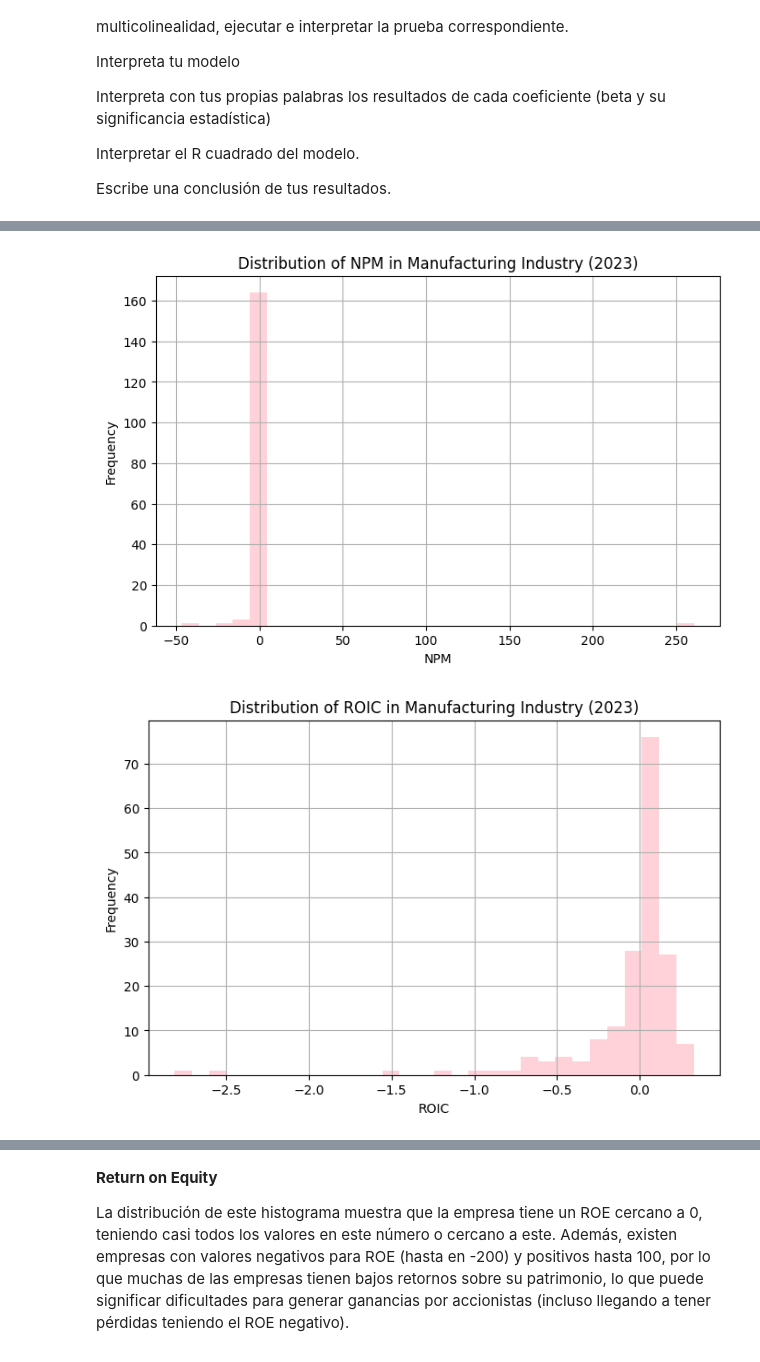
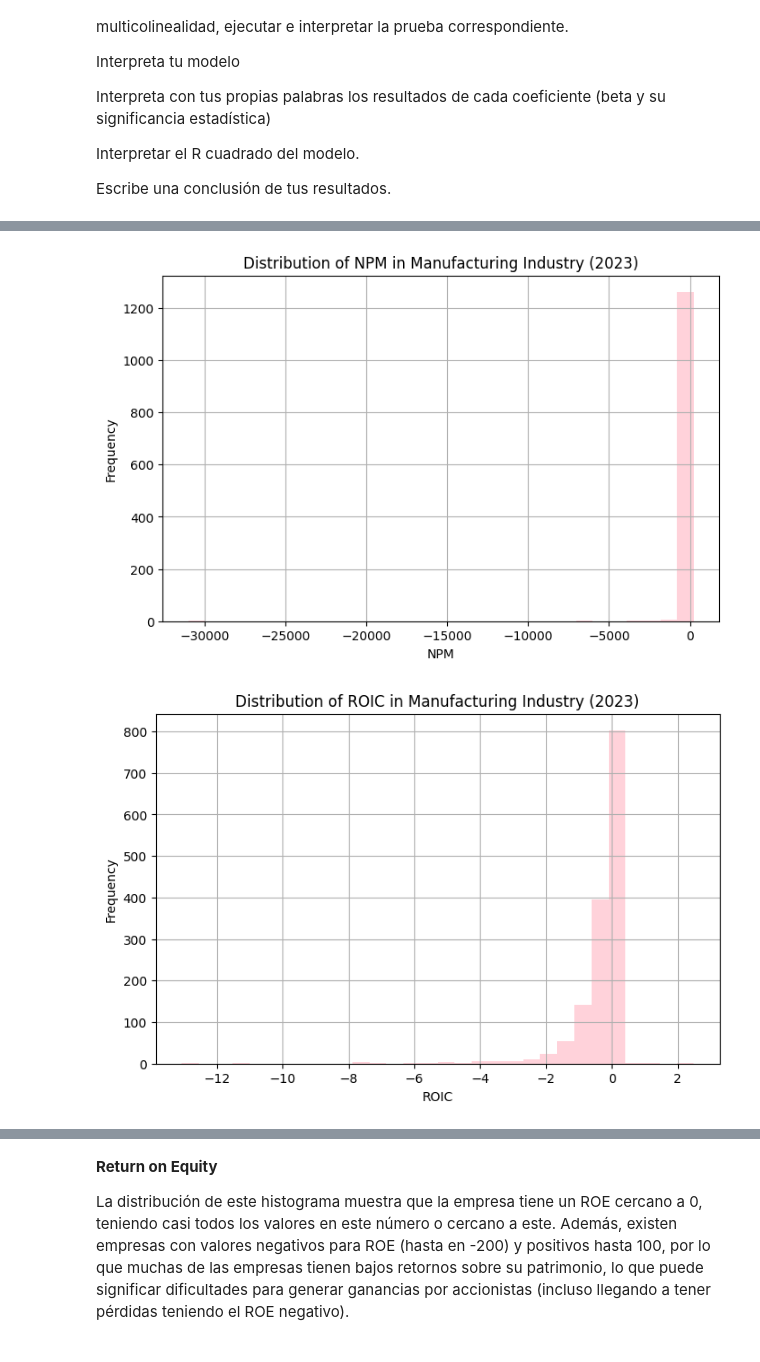
Before and after one commit to mafeermoreno/StatisticsProject, a Jupyter notebook: Proyecto_Stats_Bloque1_Maria_Moreno.ipynb, the cells around one changed output, grey strips where cells are left out. Drawn from its saved outputs; the diff is of its cells as text; code cells hidden in the pictures.

```diff
--- a/Proyecto_Stats_Bloque1_Maria_Moreno.ipynb
+++ b/Proyecto_Stats_Bloque1_Maria_Moreno.ipynb
@@ -644,7 +657,7 @@ manuf_industry = data[(data['industria'] == 'Industrias manufactureras') &
 selected_features = ['return_y_future', 'totalassets', 'revenue', 'MARKETVALUE', 'BOOKVALUE', 'NETINCOME', 'ROE', 'NPM', 'ROIC', 'OPM']
 
 # Delete null values (quitar)
-man_ind = manuf_industry[selected_features].dropna()
+man_ind = manuf_industry[selected_features]
 
 # Descriptive statistics
 statistics = man_ind.describe()
@@ -773,7 +801,7 @@ finantial_ratios = ['ROE', 'NPM', 'ROIC', 'OPM']
 for ratio in finantial_ratios: # Changed the loop variable to 'ratio' for clarity
   plt.figure(figsize=(8, 5))
   # Reemplazar valores infinitos con nan
-  valid_data = man_ind[ratio].dropna().replace([np.inf, -np.inf], np.nan).dropna()
+  valid_data = man_ind[ratio].replace([np.inf, -np.inf], np.nan)
   plt.hist(valid_data, bins=30, color='pink', alpha=0.7)
   plt.xlabel(ratio)
   plt.ylabel('Frequency')
@@ -785,2 +813,2 @@ for ratio in finantial_ratios: # Changed the loop variable to 'ratio' for clarit
-[figure, old version]
+[figure, new version]
-[figure, old version]
+[figure, new version]
```
Also changed, not shown: parts of 26 cells of this notebook.
